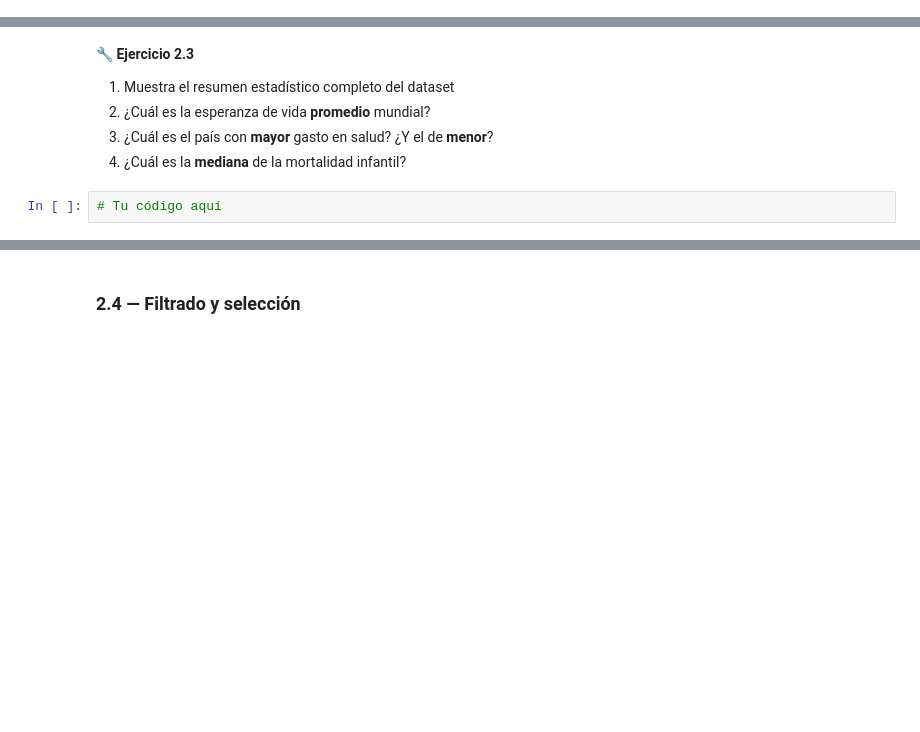
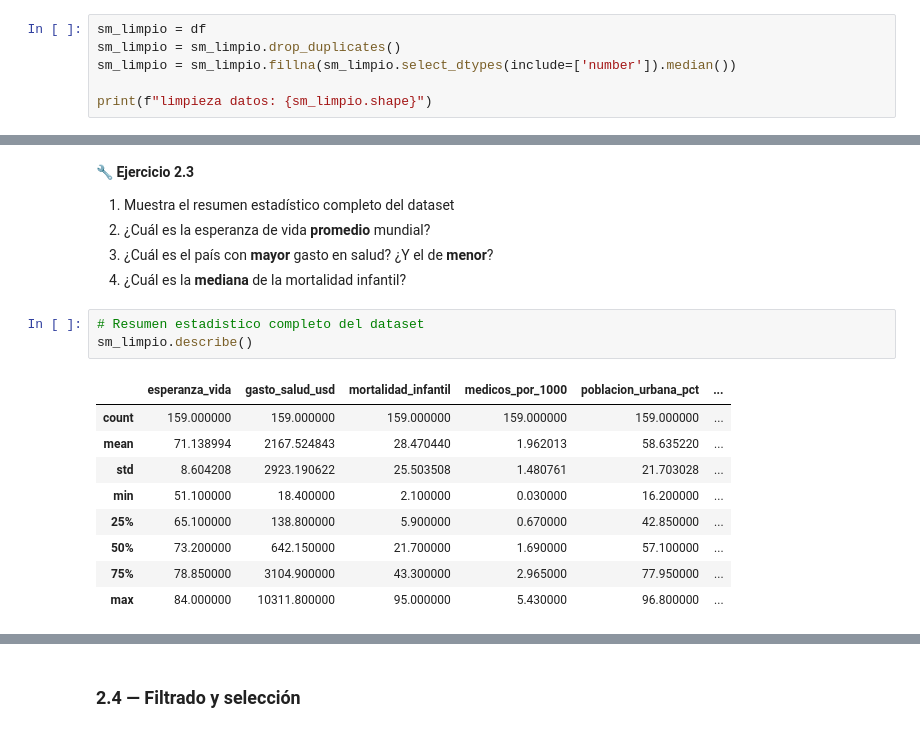
Before and after one commit to cezarcoh/taller-completo-modulo-1, a Jupyter notebook: taller_modulo1.ipynb, the cells around one changed output, grey strips where cells are left out. Drawn from its saved outputs; the diff is of its cells as text; blank space fills up the shorter version.

```diff
--- a/taller_modulo1.ipynb
+++ b/taller_modulo1.ipynb
@@ -224,0 +285,6 @@ import pandas as pd
+# %%
+sm_limpio = df
+sm_limpio = sm_limpio.drop_duplicates()
+sm_limpio = sm_limpio.fillna(sm_limpio.select_dtypes(include=['number']).median())
+
+print(f"limpieza datos: {sm_limpio.shape}")
@@ -236,5 +305,16 @@ import pandas as pd
 2. ¿Cuál es la esperanza de vida **promedio** mundial?
 3. ¿Cuál es el país con **mayor** gasto en salud? ¿Y el de **menor**?
 4. ¿Cuál es la **mediana** de la mortalidad infantil?
-# %%
-# Tu código aquí
+# %%
+# Resumen estadistico completo del dataset
+sm_limpio.describe()
+# %% [output]
+|  | esperanza_vida | gasto_salud_usd | mortalidad_infantil | medicos_por_1000 | poblacion_urbana_pct | ... |
+| count | 159.000000 | 159.000000 | 159.000000 | 159.000000 | 159.000000 | ... |
+| mean | 71.138994 | 2167.524843 | 28.470440 | 1.962013 | 58.635220 | ... |
+| std | 8.604208 | 2923.190622 | 25.503508 | 1.480761 | 21.703028 | ... |
+| min | 51.100000 | 18.400000 | 2.100000 | 0.030000 | 16.200000 | ... |
+| 25% | 65.100000 | 138.800000 | 5.900000 | 0.670000 | 42.850000 | ... |
+| 50% | 73.200000 | 642.150000 | 21.700000 | 1.690000 | 57.100000 | ... |
+| 75% | 78.850000 | 3104.900000 | 43.300000 | 2.965000 | 77.950000 | ... |
+| max | 84.000000 | 10311.800000 | 95.000000 | 5.430000 | 96.800000 | ... |
```
Also changed, not shown: parts of 25 cells of this notebook.
